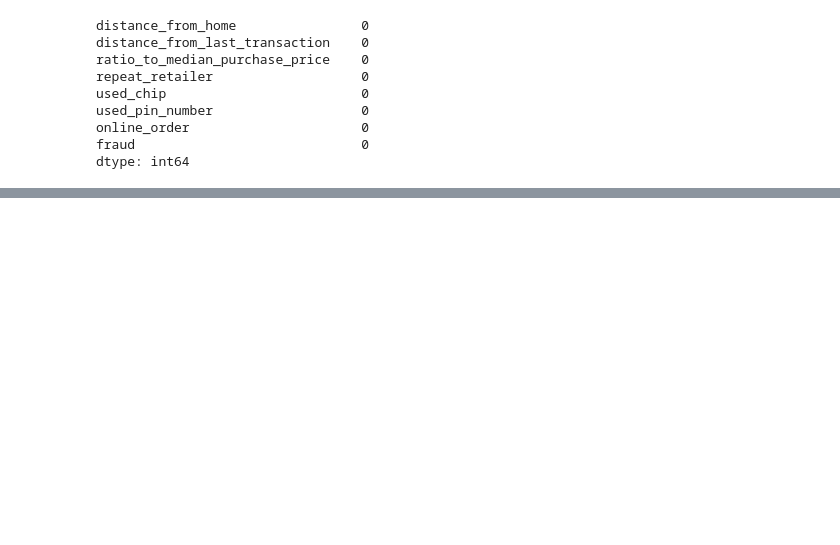
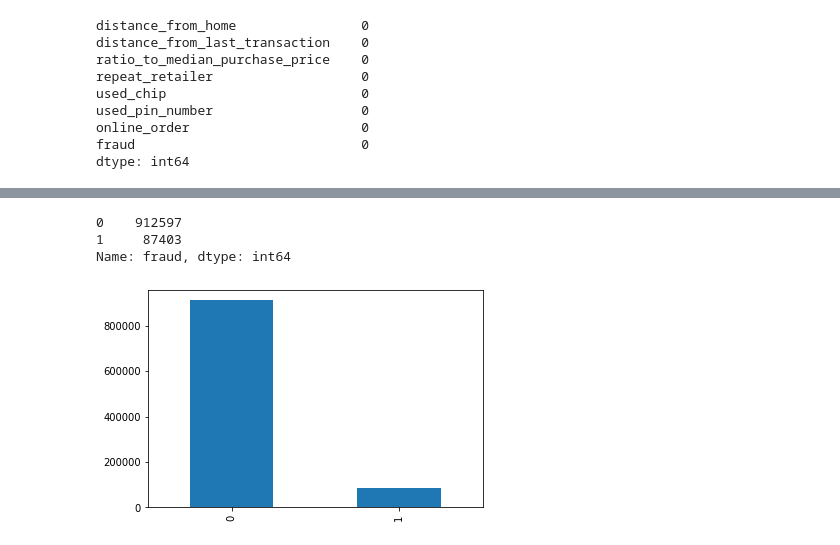
Before and after one commit to thequanic/Credit_card_fraud_detection, a Jupyter notebook: model.ipynb, the cells around one changed output, grey strips where cells are left out. Saved outputs shown, nothing was run; the diff lists cells and outputs as text; code cells hidden in the pictures; blank space fills up the shorter version.

```diff
--- a/model.ipynb
+++ b/model.ipynb
@@ -36,0 +49,6 @@ dtype: int64
+# %%
+df['repeat_retailer']=(df['repeat_retailer']).astype(int)
+df['used_chip']=(df["used_chip"]).astype(int)
+df["used_pin_number"]=(df["used_pin_number"]).astype(int)
+df["online_order"]=(df["online_order"]).astype(int)
+df["fraud"]=(df["fraud"]).astype(int)
@@ -36,0 +85,8 @@ dtype: int64
+# %%
+print(df.fraud.value_counts())
+p=df.fraud.value_counts().plot(kind="bar")
+# %% [output]
+0    912597
+1     87403
+Name: fraud, dtype: int64
+[figure, added]
```
Also changed, not shown: parts of 25 cells of this notebook.
